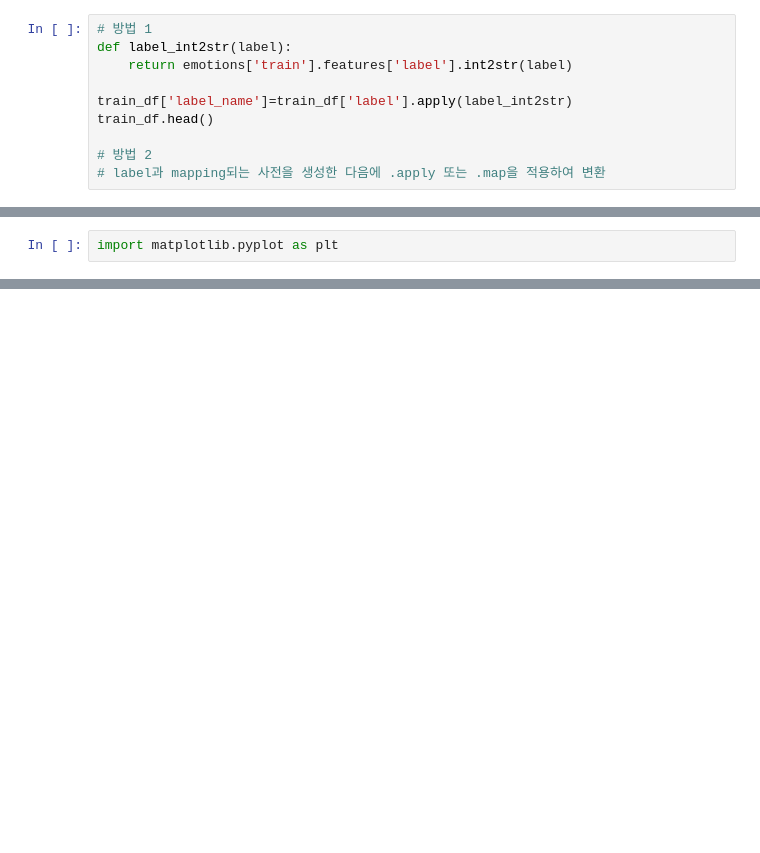
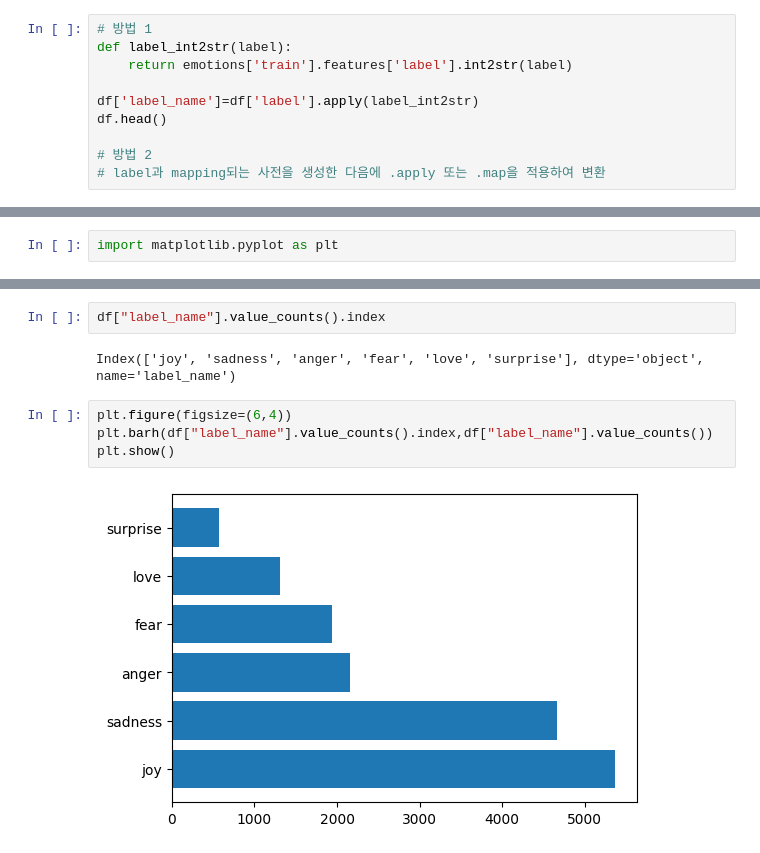
Before and after one commit to DonghaeSuh/NLP_Huggingface, a Jupyter notebook: DistillBERT_CLS.ipynb, the cells around one changed output, grey strips where cells are left out. Saved outputs shown, nothing was run; the diff lists cells and outputs as text; blank space fills up the shorter version.

```diff
--- a/DistillBERT_CLS.ipynb
+++ b/DistillBERT_CLS.ipynb
@@ -124,8 +124,8 @@ df.head()
 def label_int2str(label):
     return emotions['train'].features['label'].int2str(label)
 
-train_df['label_name']=train_df['label'].apply(label_int2str)
-train_df.head()
+df['label_name']=df['label'].apply(label_int2str)
+df.head()
 
 # 방법 2
 # label과 mapping되는 사전을 생성한 다음에 .apply 또는 .map을 적용하여 변환
@@ -144,0 +156,10 @@ import matplotlib.pyplot as plt
+# %%
+df["label_name"].value_counts().index
+# %% [output]
+Index(['joy', 'sadness', 'anger', 'fear', 'love', 'surprise'], dtype='object', name='label_name')
+# %%
+plt.figure(figsize=(6,4))
+plt.barh(df["label_name"].value_counts().index,df["label_name"].value_counts())
+plt.show()
+# %% [output]
+[figure, added]
```
Also changed, not shown: parts of 2 cells of this notebook.
